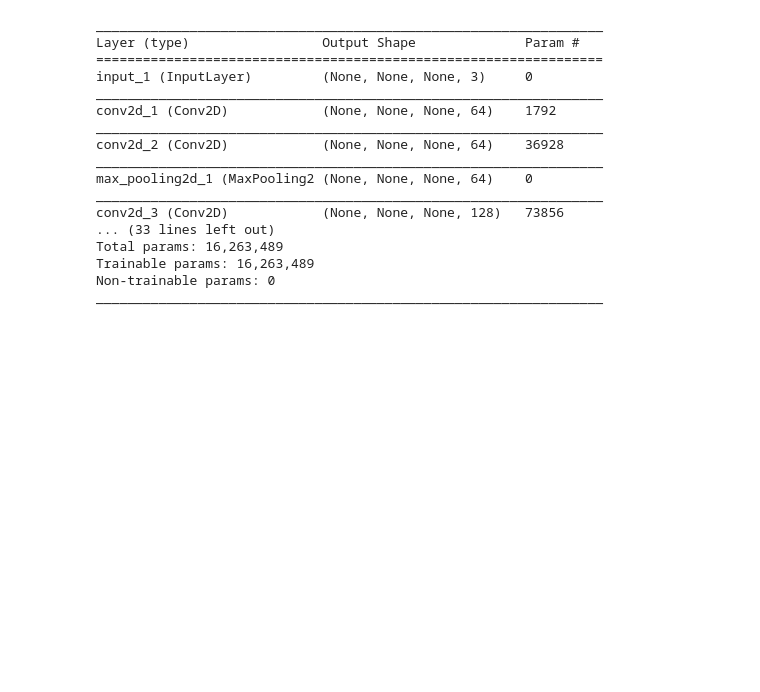
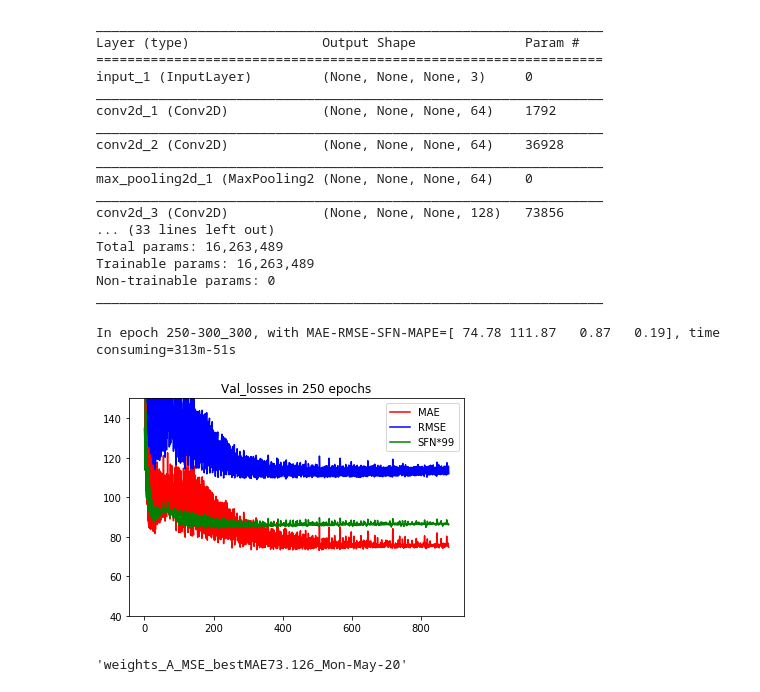
Before and after one commit to ZhengPeng7/CSRNet-Keras, a Jupyter notebook: main.ipynb, the cells around one changed output. Cells and saved outputs as stored; diff of their text form; code cells hidden in the pictures; blank space fills up the shorter version.

```diff
--- a/main.ipynb
+++ b/main.ipynb
@@ -90,6 +90,7 @@ from utils_callback import eval_loss, callbacks_during_train
 batch_size = 1
 epoch = 250
 val_rate = 0.5
+val_rate_dec = {'A': [80, 70], 'B': [9, 8.5]}
 len_train = train_x.shape[0]
 num_iter = int((len_train-0.1) // batch_size + 1)
 best_values = {'mae': 1e5, 'rmse': 1e5, 'sfn': 1e5, 'mape': 1e5}
@@ -99,7 +100,7 @@ dis_idx = 16 if dataset == 'B' else 0
 dis_path = test_img_paths[dis_idx]
 dis_x = test_x[dis_idx]
 dis_y = test_y[dis_idx]
-dis_lim = (5, 35) if dataset == 'B' else (50, 150)
+dis_lim = (0, 35) if dataset == 'B' else (40, 150)
 time_st = time()
 
 # Training iterations
@@ -119,9 +120,9 @@ for ep in range(epoch):
 #                 net=net, epoch=dis_epoch
 #             )
             loss = eval_loss(model, test_x, test_y, quality=False)
-            if loss[0] < 9:
+            if loss[0] < val_rate_dec[dataset][0]:
                 val_rate = 0.25
-            if loss[0] < 7.5:
+            if loss[0] < val_rate_dec[dataset][1]:
                 val_rate = 0.1
             losses.append(loss)
             if (loss[0] < best_values['mae']) or (loss[0] == best_values['mae'] and loss[1] < best_values['rmse']):
@@ -139,33 +140,37 @@ for ep in range(epoch):
                 ]))
                 model.save_weights(path_save)
                 to_save = False
         # Progress panel
         time_consuming = time() - time_st
         sys.stdout.write('In epoch {}, with MAE-RMSE-SFN-MAPE={}, time consuming={}m-{}s\r'.format(
             dis_epoch, np.round(np.array(losses)[-1, :], 2),
             int(time_consuming/60), int(time_consuming-int(time_consuming/60)*60)
         ))
         sys.stdout.flush()
 
 # Save records
 losses = np.array(losses[1:])
 pd.DataFrame(losses).to_csv('{}/loss.csv'.format(weights_dir), index=False, header=['MAE', 'RMSE', 'SFN', 'MAPE'])
 losses_MAE, losses_RMSE, losses_SFN, losses_MAPE = losses[:, 0], losses[:, 1], losses[:, 2], losses[:, 3]
 plt.plot(losses_MAE, 'r')
 plt.plot(losses_RMSE, 'b')
 multiplier = int(round(dis_lim[1] / np.max(losses_SFN)))
 plt.plot(losses_SFN * multiplier, 'g')
 plt.legend(['MAE', 'RMSE', 'SFN*{}'.format(multiplier)])
 plt.ylim(dis_lim)
 plt.title('Val_losses in {} epochs'.format(epoch))
 plt.savefig('{}/{}_val_loss.png'.format(weights_dir, net))
 plt.show()
 
 # Rename weights_dir by the trainging end time, to prevent the careless deletion or overwriting
 end_time_of_train = '-'.join(ctime().split()[:-2])
 suffix_new_dir = '_{}_{}_bestMAE{}_{}'.format(dataset, LOSS, str(round(best_values['mae'], 3)), end_time_of_train)
 weights_dir_neo = 'weights'+suffix_new_dir
 shutil.move('weights_{}'.format(dataset), weights_dir_neo)
+# %% [output]
+In epoch 250-300_300, with MAE-RMSE-SFN-MAPE=[ 74.78 111.87   0.87   0.19], time consuming=313m-51s
+[figure, added]
+'weights_A_MSE_bestMAE73.126_Mon-May-20'
 # %%
 # Analysis on results
 # dis_idx = 16 if dataset == 'B' else 0
```
Also changed, not shown: parts of 4 cells of this notebook, 4 other files.
